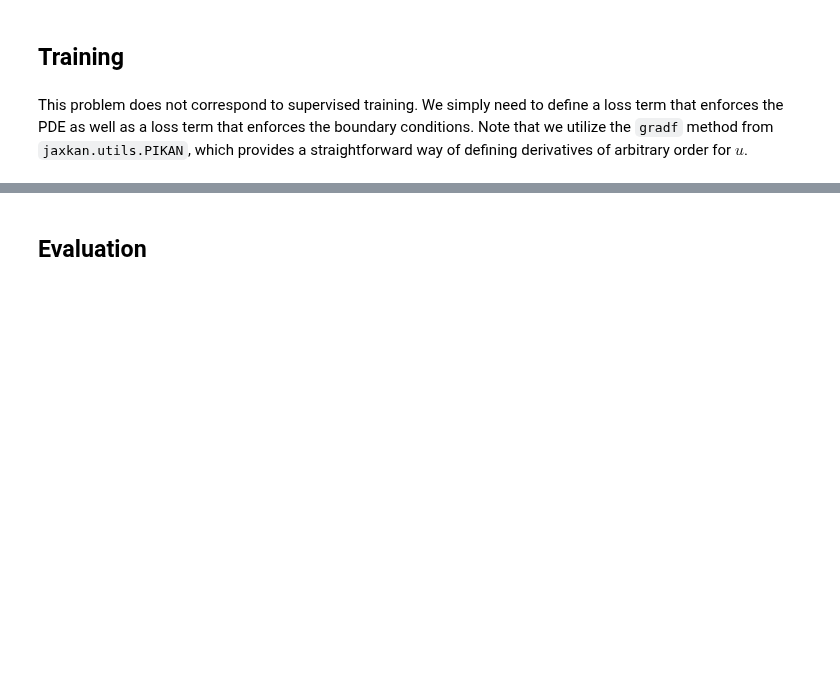
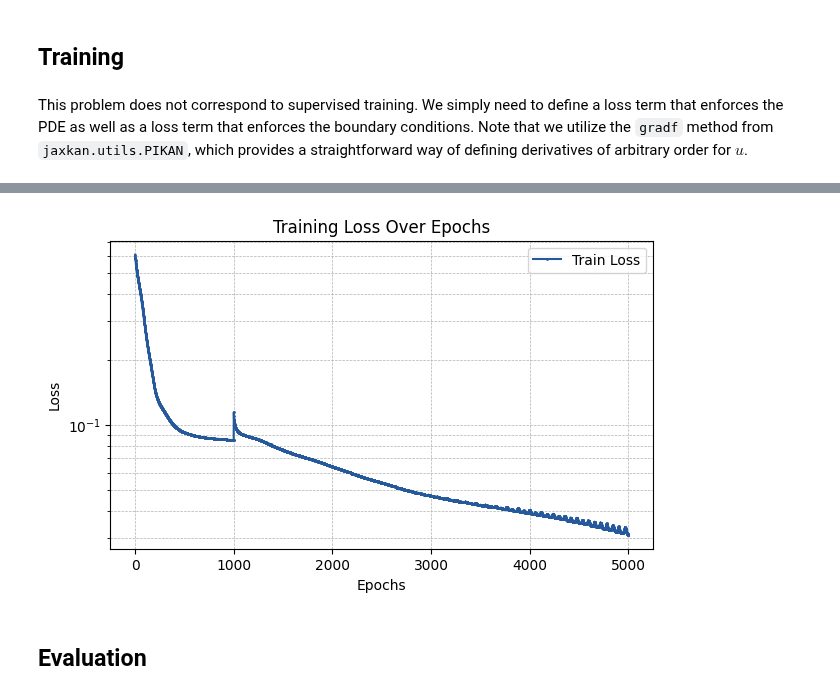
Before and after one commit to srigas/jaxKAN, a Jupyter notebook: docs/Tutorial 5 - PINNs advanced.ipynb, the cells around one changed output, grey strips where cells are left out. Cells and saved outputs as stored; diff of their text form; code cells hidden in the pictures; blank space fills up the shorter version.

Commit message:
adaptive methods experiments on PINNs

```diff
--- a/docs/Tutorial 5 - PINNs advanced.ipynb
+++ b/docs/Tutorial 5 - PINNs advanced.ipynb
@@ -76,10 +77,11 @@ layer_dims = [n_in, n_hidden, n_hidden, n_out]
 req_params = {'k': 5}
 
 model = KAN(layer_dims = layer_dims,
-            layer_type = 'mod-cheby',
+            layer_type = 'spline',
+            #layer_type = 'mod-cheby',
             required_parameters = req_params,
             add_bias = True,
             rngs = nnx.Rngs(seed)
            )
 
-print(model)
+#print(model)
@@ -235,2 +267,0 @@ def get_vanilla_loss_(pde_loss, model):
-# %%
-loss_fn = get_vanilla_loss_(pde_loss, model)
@@ -251,6 +267,0 @@ Array(0.63434386, dtype=float32)
-# %%
-# Define loss function
-if loc_w is None: #loc_w (List[jnp.array]): local RBA weights for each loss function's term
-    loss_fn = get_vanilla_loss(pde_loss, model, variables)
-else:
-    loss_fn = get_adapt_loss(pde_loss, model, variables)
@@ -257,3 +386,19 @@ else:
+# %%
+plt.figure(figsize=(7, 4))
+
+plt.plot(np.array(train_losses), label='Train Loss', marker='o', color='#25599c', markersize=1)
+
+plt.xlabel('Epochs')
+plt.ylabel('Loss')
+plt.title('Training Loss Over Epochs')
+plt.yscale('log')
+
+plt.legend()
+plt.grid(True, which='both', linestyle='--', linewidth=0.5)
+
+plt.show()
+# %% [output]
+[figure, added]
 # %% [markdown]
 ## Evaluation
 # %%
```
Also changed, not shown: parts of 7 cells of this notebook.
